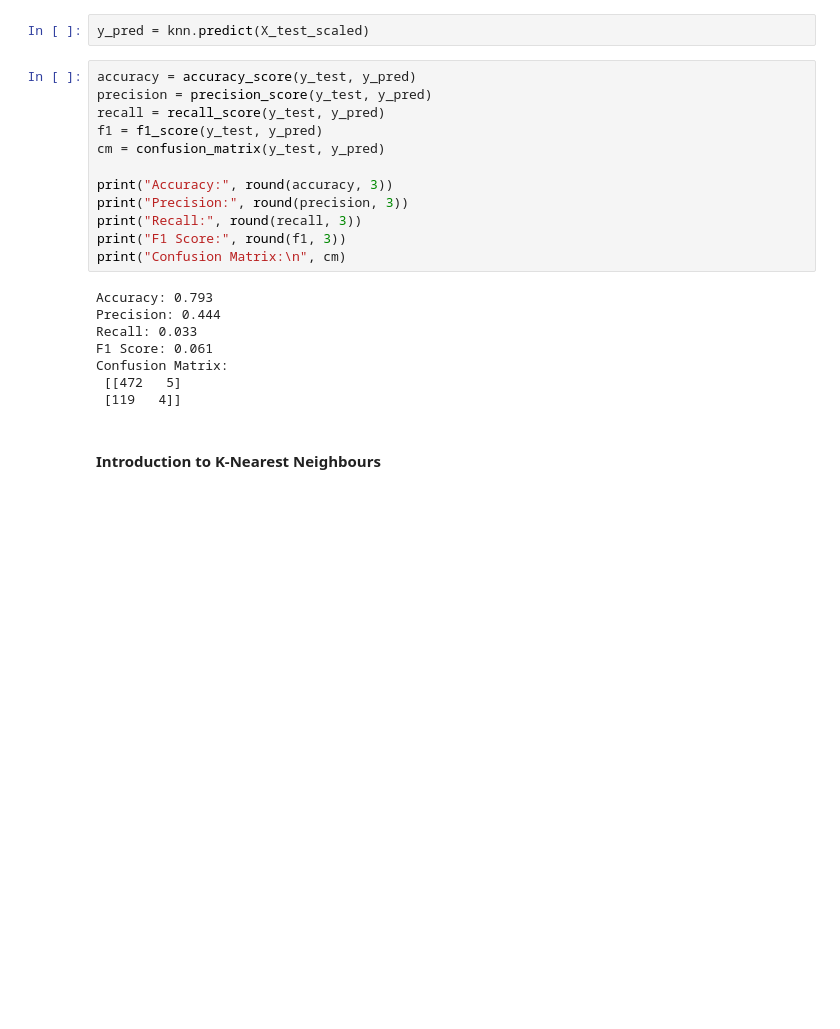
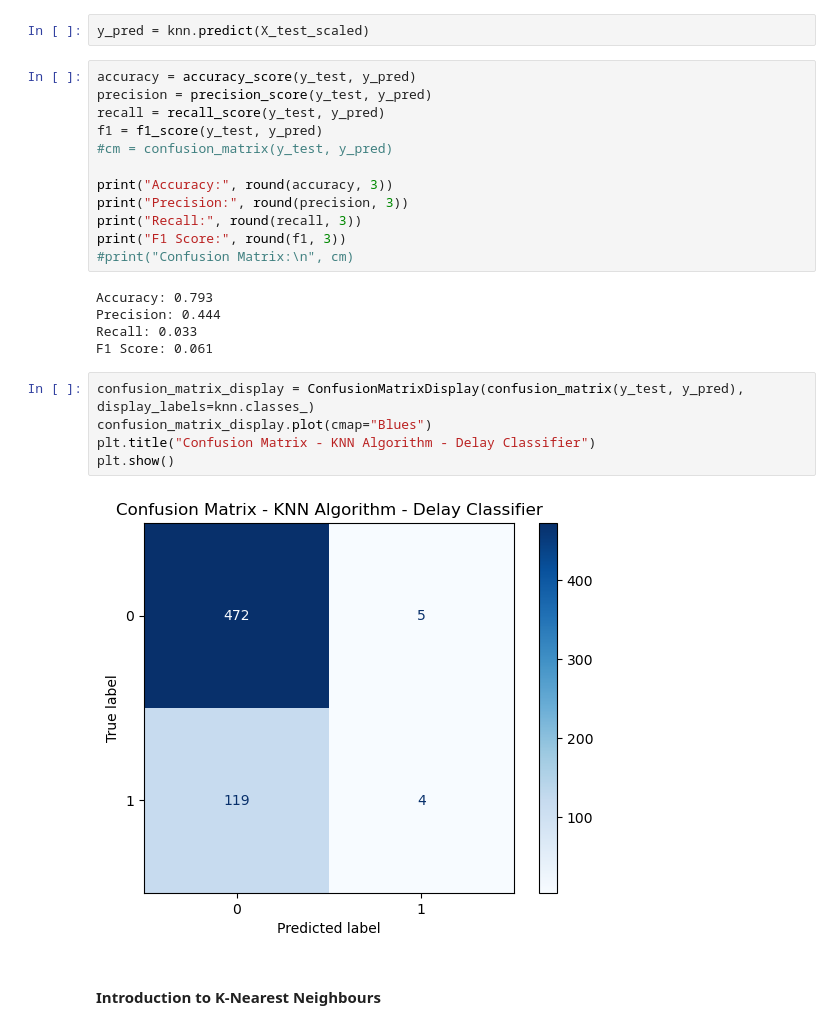
Before and after one commit to frederick2003/Classification-Algorithms-for-Synthetic-Flight-Data, a Jupyter notebook: Analysis.ipynb, the cells around one changed output. Cells and saved outputs as stored; diff of their text form; blank space fills up the shorter version.

```diff
--- a/Analysis.ipynb
+++ b/Analysis.ipynb
@@ -714,21 +791,25 @@ accuracy = accuracy_score(y_test, y_pred)
 precision = precision_score(y_test, y_pred)
 recall = recall_score(y_test, y_pred)
 f1 = f1_score(y_test, y_pred)
-cm = confusion_matrix(y_test, y_pred)
+#cm = confusion_matrix(y_test, y_pred)
 
 print("Accuracy:", round(accuracy, 3))
 print("Precision:", round(precision, 3))
 print("Recall:", round(recall, 3))
 print("F1 Score:", round(f1, 3))
-print("Confusion Matrix:\n", cm)
+#print("Confusion Matrix:\n", cm)
 # %% [output]
 Accuracy: 0.793
 Precision: 0.444
 Recall: 0.033
 F1 Score: 0.061
-Confusion Matrix:
- [[472   5]
- [119   4]]
+# %%
+confusion_matrix_display = ConfusionMatrixDisplay(confusion_matrix(y_test, y_pred), display_labels=knn.classes_)
+confusion_matrix_display.plot(cmap="Blues")
+plt.title("Confusion Matrix - KNN Algorithm - Delay Classifier")
+plt.show()
+# %% [output]
+[figure, added]
 # %% [markdown]
 #### Introduction to K-Nearest Neighbours
 # %% [markdown]
```
Also changed, not shown: parts of 24 cells of this notebook.
